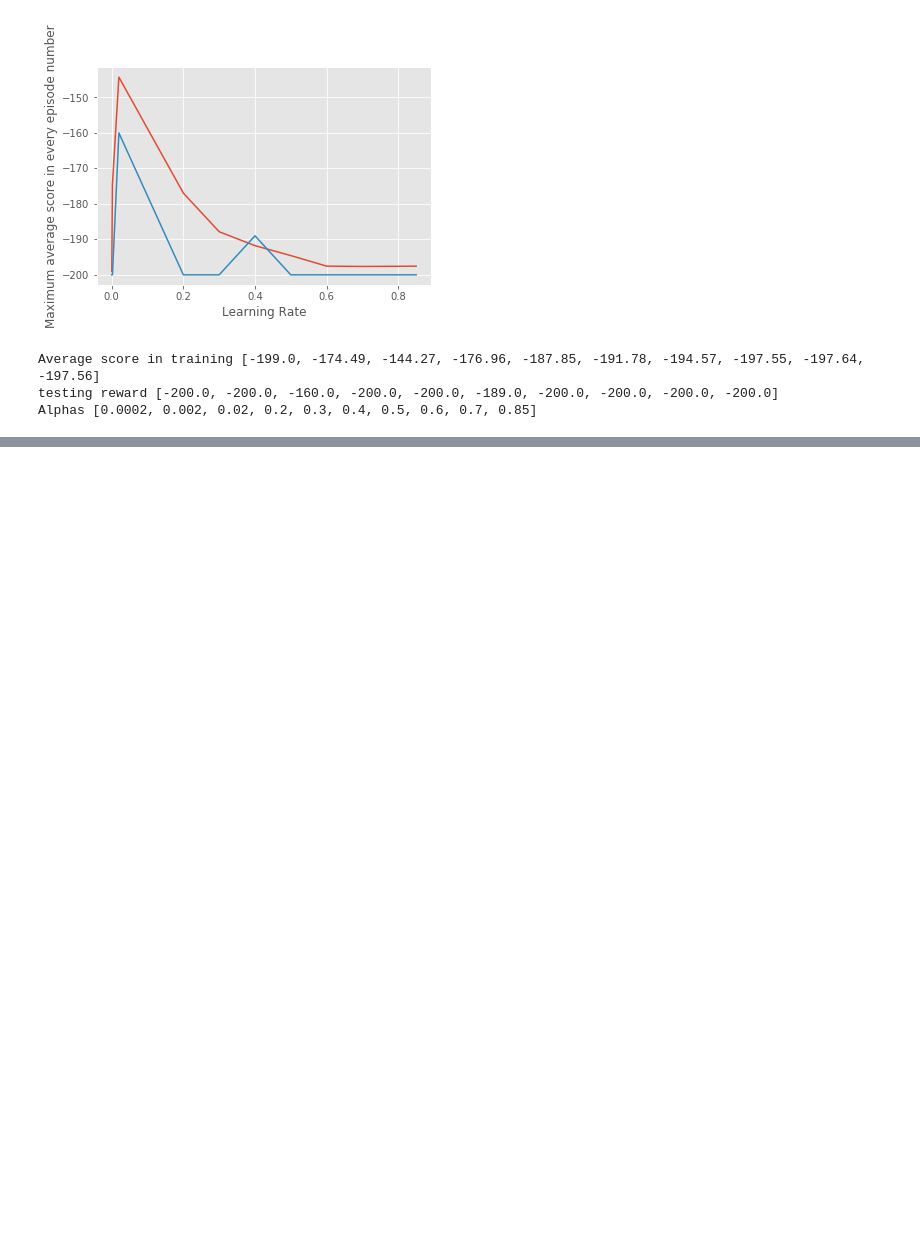
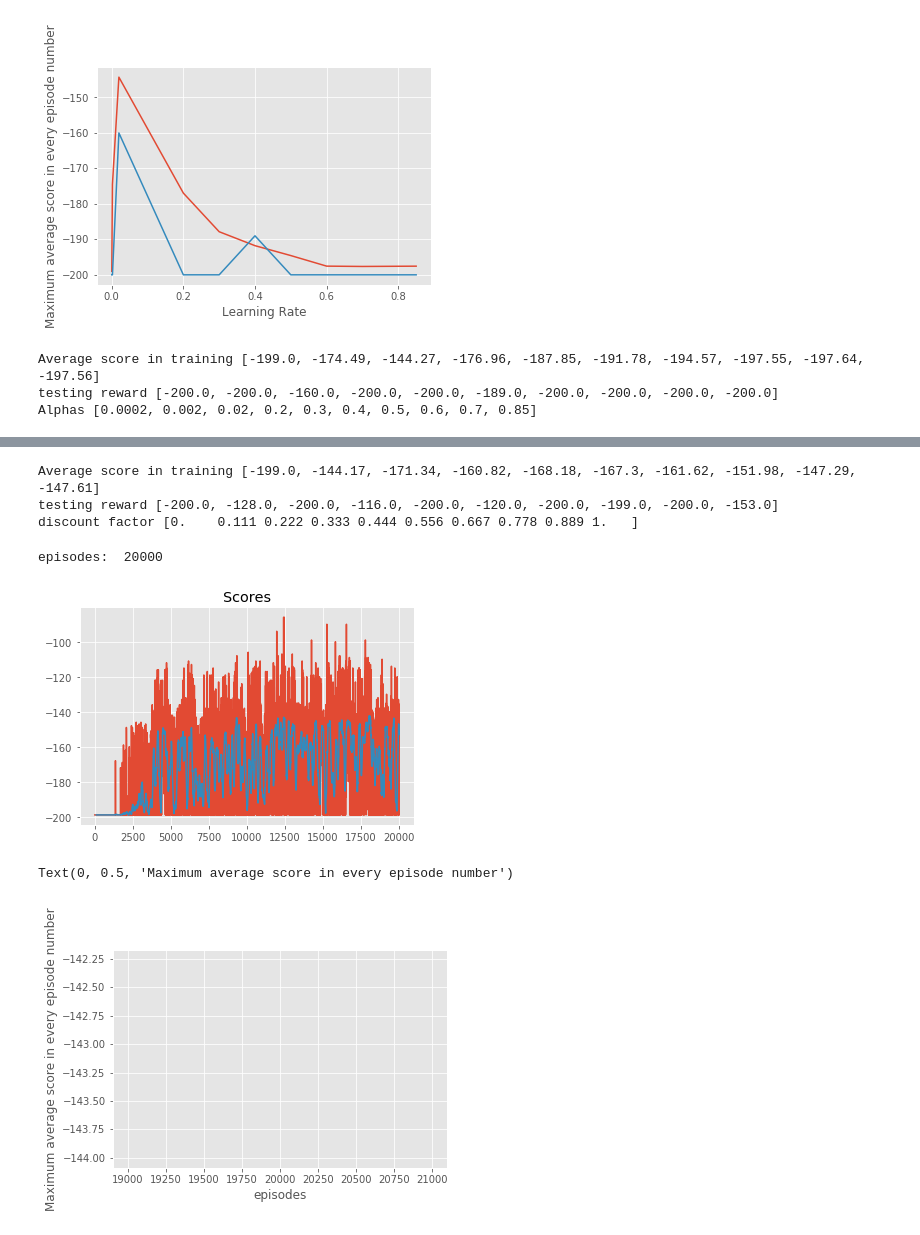
Before and after one commit to TasneemOmara/Mountain-Car-Problem, a Jupyter notebook: MountainCarQLearning.ipynb, the cells around one changed output, grey strips where cells are left out. Saved outputs shown, nothing was run; the diff lists cells and outputs as text; code cells hidden in the pictures; blank space fills up the shorter version.

```diff
--- a/MountainCarQLearning.ipynb
+++ b/MountainCarQLearning.ipynb
@@ -538,0 +599,35 @@ plt.ylabel('Maximum average score in every episode number')
+# %%
+print("Average score in training", max_avg_score_training)
+print("testing reward", score_testing)
+print("discount factor", gammas)
+# %% [output]
+Average score in training [-199.0, -144.17, -171.34, -160.82, -168.18, -167.3, -161.62, -151.98, -147.29, -147.61]
+testing reward [-200.0, -128.0, -200.0, -116.0, -200.0, -120.0, -200.0, -199.0, -200.0, -153.0]
+discount factor [0.    0.111 0.222 0.333 0.444 0.556 0.667 0.778 0.889 1.   ]
+# %%
+" episodes = 1000, bins = (10,10), discount factor = 0.99, epsilon = 0.9995"
+" learning rate = 0.02"
+
+max_avg_score_training = []
+score_testing = []
+episodes = [20000]
+
+for episode in episodes:
+    Q, scores, max_avg_score = q_learning_discrete(env, episode)
+    max_avg_score_training.append(max_avg_score)
+    score_test = test_algorithm(env, Q)
+    score_testing.append(score_test)
+    print ("episodes: ", episode)
+    plot_scores(scores)
+
+plt.plot(episodes, max_avg_score_training)
+plt.xlabel('episodes')
+plt.ylabel('Maximum average score in every episode number')
+plt.plot(episodes, score_testing)
+plt.xlabel('episodes')
+plt.ylabel('Maximum average score in every episode number')
+# %% [output]
+episodes:  20000
+[figure, added]
+Text(0, 0.5, 'Maximum average score in every episode number')
+[figure, added]
```
Also changed, not shown: parts of 8 cells of this notebook.
